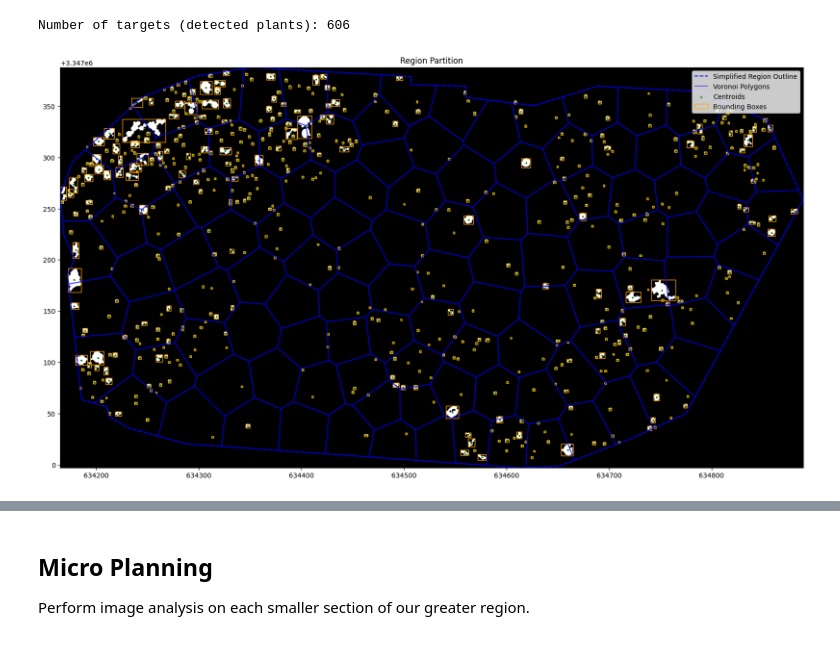
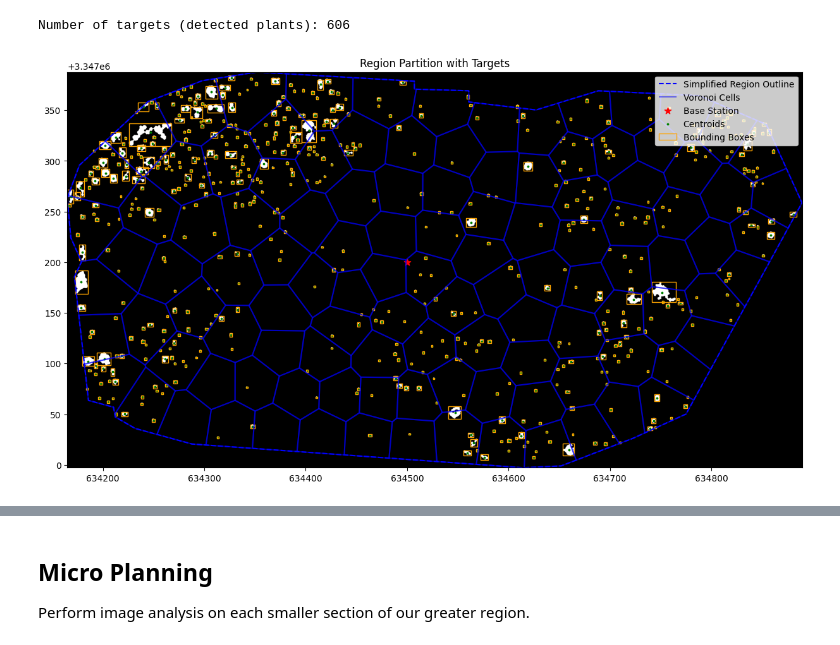
Before and after one commit to javelina-works/unsupervised-cv-search, a Jupyter notebook: content/notebooks/work_plan.ipynb, the cells around one changed output, grey strips where cells are left out. Drawn from its saved outputs; the diff is of its cells as text; code cells hidden in the pictures.

```diff
--- a/content/notebooks/work_plan.ipynb
+++ b/content/notebooks/work_plan.ipynb
@@ -46,7 +46,7 @@ from plant_search.load_image import load_image, plot_image, plot_geotiff
 
 ds = 2 # downscale ratio
 
-image, transform, bounds = load_image(file_path)
+image, transform, bounds, image_crs = load_image(file_path)
 
 # We have a georeferenced image
 if image is not None and transform and bounds:
@@ -181,11 +136,18 @@ Our planning inputs:
 - drone battery range
 - target density per cell
 # %%
+from shapely.geometry import Point
+import geopandas as gpd
+
 # Cells
-points_gdf
+# points_gdf
 
 # Base station location
-base_station = (0,0)
+base_station_coords = (634500,3347200)
+base_station_gdf = gpd.GeoDataFrame(
+    [{'geometry': Point(base_station_coords)}],
+    crs=image_crs
+)
 
 # Drone battery range
 trip_range = 500 # meters
@@ -203,6 +165,7 @@ from plant_search.image_preprocess import (
     correct_binary_mask,
     identify_targets,
 )
+import rasterio
 
 # binary_mask = generate_target_mask(image) # Generate
 
@@ -213,8 +176,10 @@ with rasterio.open(binary_mask_path) as src:
     bin_transform = src.transform  # Get the affine transform
     bin_crs = src.crs  # Get the CRS
 
-binary_mask = correct_binary_mask(binary_mask, original_image_shape)
-targets_gdf = identify_targets(binary_mask, transform)
+full_binary_mask = correct_binary_mask(binary_mask, original_image_shape)
+targets_gdf = identify_targets(full_binary_mask, transform)
+
+del full_binary_mask # Save us some memory
 print(f"Number of targets (detected plants): {len(targets_gdf)}")
 # %% [output]
 Number of targets (detected plants): 606
@@ -241,33 +206,29 @@ Number of targets (detected plants): 606
 # %%
 import matplotlib.patches as mpatches
 
 # Display identified targets
-fig, ax = plt.subplots(figsize=(20, 20))
+fig, ax = plt.subplots(figsize=(15, 15))
 # ax.imshow(image, extent=image_extent, alpha=0.8) # Display original image
-ax.imshow(binary_mask, extent=image_extent, cmap='gray')
+ax.imshow(binary_mask, extent=image_extent, cmap='gray') # Show targets binary mask
 
-# Region outline
+# Region outline, cells, centroids
 gpd.GeoDataFrame({"geometry": [simplified_polygon]}).boundary.plot(ax=ax, color="blue", linestyle="--", label="Simplified Region Outline")
-# Region cells
-voronoi_gdf.boundary.plot(ax=ax, color="blue", alpha=0.5, label="Voronoi Polygons")
-# points_gdf.plot(ax=ax, color="red", markersize=10, label="Seed Points")
+cell_gdf.boundary.plot(ax=ax, color="blue", alpha=0.5, label="Voronoi Cells") # Region cells
+# cell_gdf.set_geometry('cell_centroids').plot(ax=ax, color="red", markersize=10, label="Cell Centroids")
+base_station_gdf.plot(ax=ax, color='red', markersize=60, marker='*', label='Base Station')
 
-# Plot targets centroids
-targets_gdf.plot(ax=ax, color='green', markersize=3, label='Centroids')
-# Plot targets bounding boxes
-targets_gdf.set_geometry('bounding_box').plot(ax=ax, edgecolor='orange', facecolor='none', linewidth=1.0)
+targets_gdf.plot(ax=ax, color='green', markersize=3, label='Centroids') # Plot targets centroids
+targets_gdf.set_geometry('bounding_box').plot(ax=ax, edgecolor='orange', facecolor='none', linewidth=1.0) # Plot targets bounding boxes
 
-# Add a custom handle for the bounding boxes
+# Fix legend for bounding boxes
 handles, labels = ax.get_legend_handles_labels()
-bounding_box_patch = mpatches.Patch(edgecolor='orange', facecolor='none', label='Bounding Boxes')
+bounding_box_patch = mpatches.Patch(edgecolor='orange', facecolor='none', label='Bounding Boxes') # Add a custom handle for the bounding boxes
 handles.append(bounding_box_patch)
 labels.append('Bounding Boxes')
 
-# Update the legend
 ax.legend(handles, labels, loc='upper right')
-
 # plt.legend()
-plt.title("Region Partition")
+plt.title("Region Partition with Targets")
 plt.show()
 # %% [output]
-[figure, old version]
+[figure, new version]
```
Also changed, not shown: parts of 9 cells of this notebook, 3 other files.
